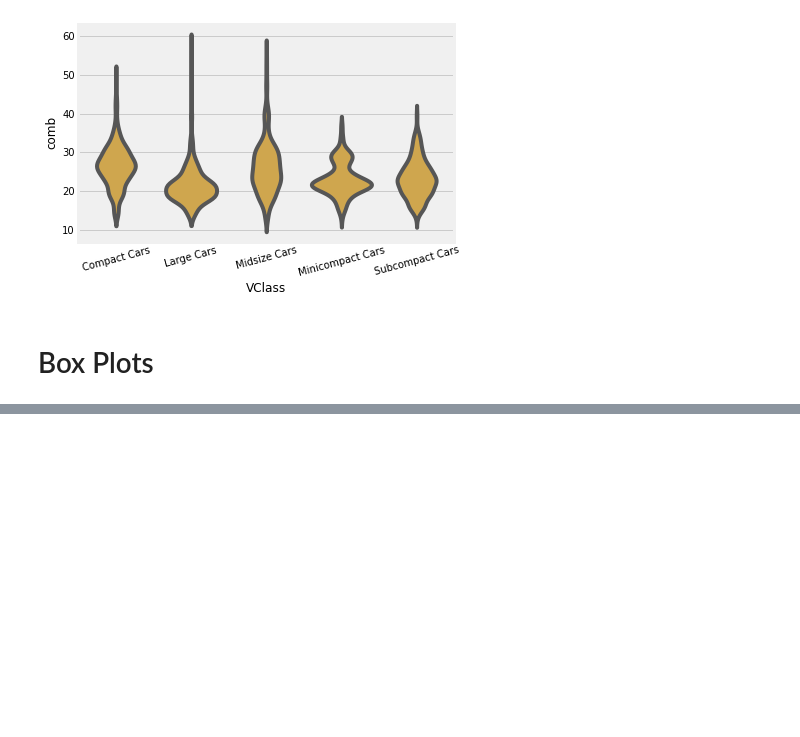
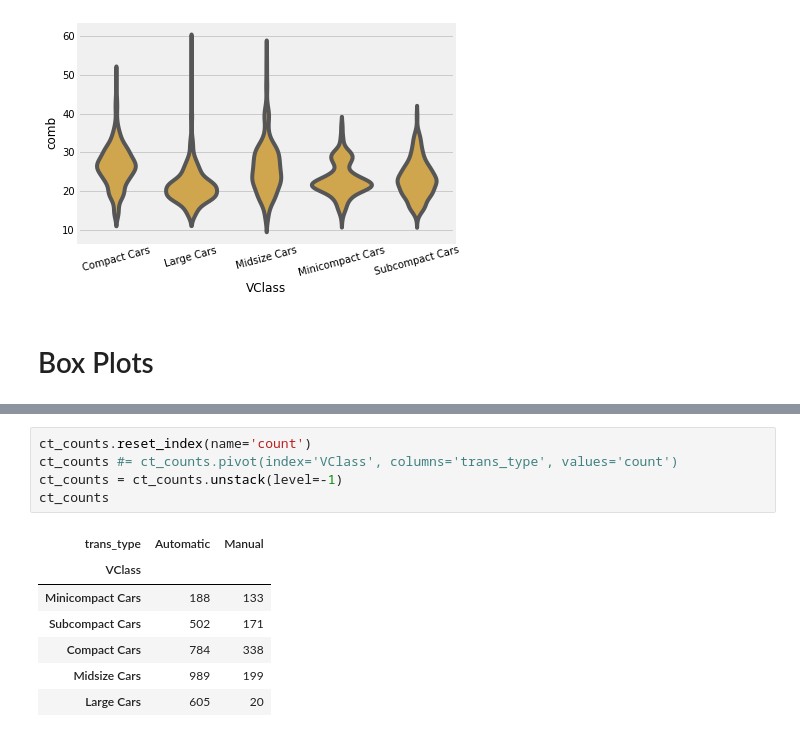
Before and after one commit to dajebbar/AIPND, a Jupyter notebook: Matplotlib_and_Seaborn.ipynb, the cells around one changed output, grey strips where cells are left out. Saved outputs shown, nothing was run; the diff lists cells and outputs as text; blank space fills up the shorter version.

```diff
--- a/Matplotlib_and_Seaborn.ipynb
+++ b/Matplotlib_and_Seaborn.ipynb
@@ -660,0 +685,13 @@ plt.xticks(rotation=15)
+# %%
+ct_counts.reset_index(name='count')
+ct_counts #= ct_counts.pivot(index='VClass', columns='trans_type', values='count')
+ct_counts = ct_counts.unstack(level=-1)
+ct_counts
+# %% [output]
+| trans_type | Automatic | Manual |
+| VClass |  |  |
+| Minicompact Cars | 188 | 133 |
+| Subcompact Cars | 502 | 171 |
+| Compact Cars | 784 | 338 |
+| Midsize Cars | 989 | 199 |
+| Large Cars | 605 | 20 |
```
Also changed, not shown: parts of 12 cells of this notebook.
